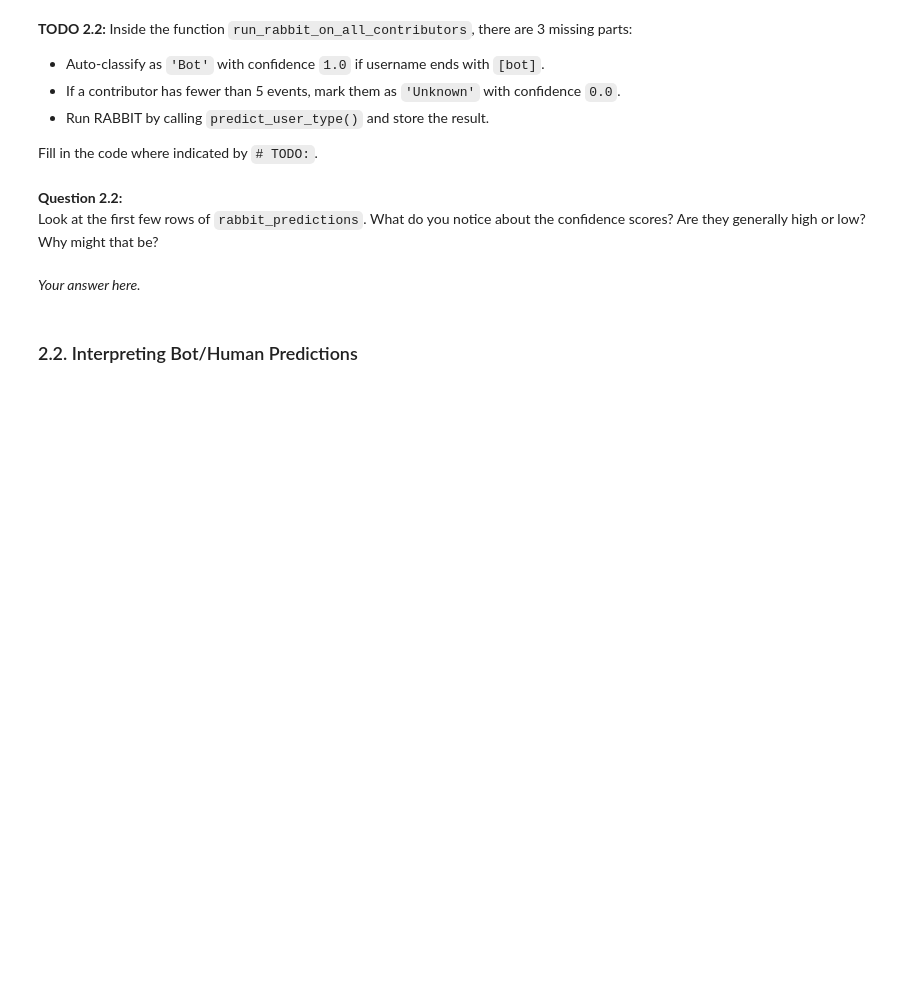
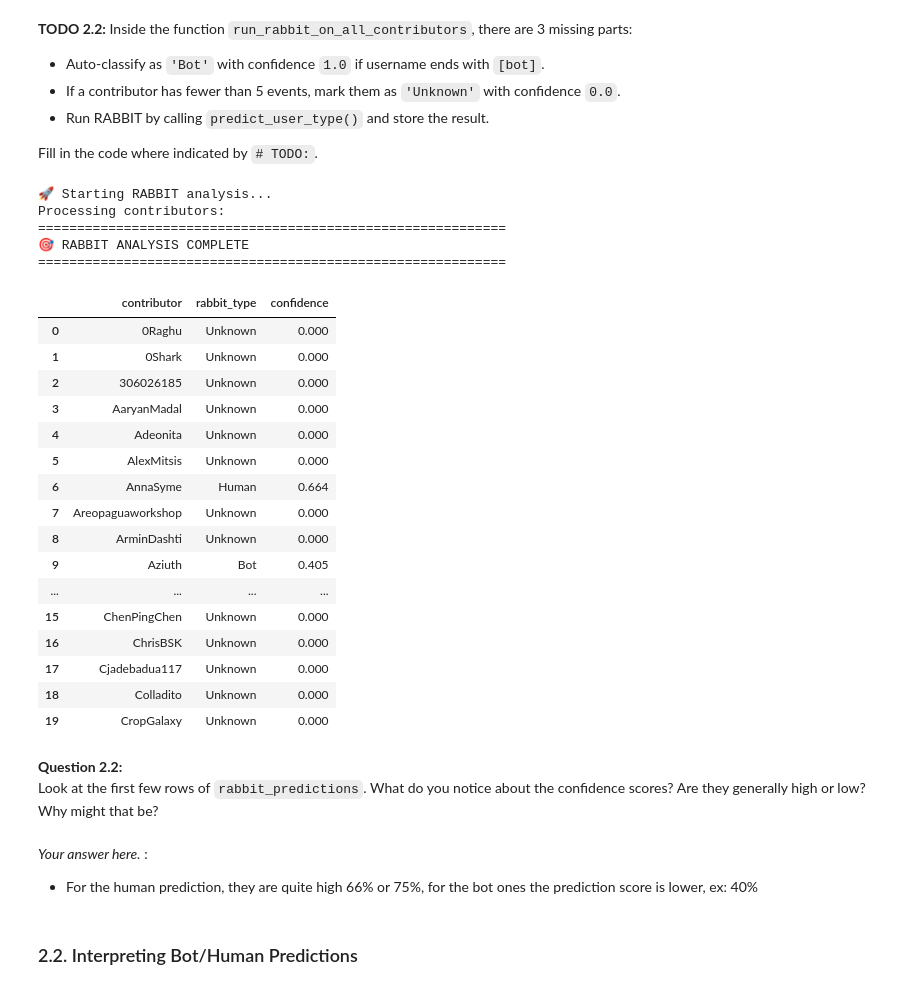
Before and after one commit to SnYco55/Software-Evolution-Practical-Bots-TP, a Jupyter notebook: Bots-Template.ipynb, the cells around one changed output. Saved outputs shown, nothing was run; the diff lists cells and outputs as text; code cells hidden in the pictures; blank space fills up the shorter version.

```diff
--- a/Bots-Template.ipynb
+++ b/Bots-Template.ipynb
@@ -625,45 +625,85 @@ def run_rabbit_on_all_contributors():
         if contributor.endswith('[bot]'):
             # TODO: Append Bot result with confidence 1.0 and continue
             # Your code here...
-
+            results.append({
+                'contributor': contributor,
+                'rabbit_type': 'Bot',
+                'confidence': 1.0
+            })
             continue
 
         # Load events
         events = load_contributor_events(contributor)
 
         if len(events) < 5:
             # TODO: Append Unknown result with confidence 0.0 and continue
             # Your code here...
 
+            results.append({
+                'contributor': contributor,
+                'rabbit_type': 'Unknown',
+                'confidence': 0.0
+            })
             continue
 
         # Run RABBIT prediction
         try:
             # TODO: Call predict_user_type() and append the result
             # Your code here...
+            result = predict_user_type(contributor, events, predictor)
+
+            results.append({
+                'contributor': result.contributor,
+                'rabbit_type': result.user_type,
+                'confidence': result.confidence
+            })
 
         except Exception as e:
             print(f"\n❌ Error processing {contributor}: {e}")
             results.append({
                 'contributor': contributor,
                 'rabbit_type': 'Error',
                 'confidence': 0.0
             })
 
     return pd.DataFrame(results)
 
 # Run the analysis (this may take a minute or two)
 rabbit_predictions = run_rabbit_on_all_contributors()
 
 print("\n" + "="*60)
 print("🎯 RABBIT ANALYSIS COMPLETE")
 print("="*60)
-display(rabbit_predictions.head(10))
+display(rabbit_predictions.head(20))
+# %% [output]
+🚀 Starting RABBIT analysis...
+Processing contributors:
+============================================================
+🎯 RABBIT ANALYSIS COMPLETE
+============================================================
+|  | contributor | rabbit_type | confidence |
+| 0 | 0Raghu | Unknown | 0.000 |
+| 1 | 0Shark | Unknown | 0.000 |
+| 2 | 306026185 | Unknown | 0.000 |
+| 3 | AaryanMadal | Unknown | 0.000 |
+| 4 | Adeonita | Unknown | 0.000 |
+| 5 | AlexMitsis | Unknown | 0.000 |
+| 6 | AnnaSyme | Human | 0.664 |
+| 7 | Areopaguaworkshop | Unknown | 0.000 |
+| 8 | ArminDashti | Unknown | 0.000 |
+| 9 | Aziuth | Bot | 0.405 |
+| ... | ... | ... | ... |
+| 15 | ChenPingChen | Unknown | 0.000 |
+| 16 | ChrisBSK | Unknown | 0.000 |
+| 17 | Cjadebadua117 | Unknown | 0.000 |
+| 18 | Colladito | Unknown | 0.000 |
+| 19 | CropGalaxy | Unknown | 0.000 |
 # %% [markdown]
 **Question 2.2:**
 Look at the first few rows of `rabbit_predictions`. What do you notice about the confidence scores? Are they generally high or low? Why might that be?
 # %% [markdown]
-*Your answer here.*
+*Your answer here.* :
+- For the human prediction, they are quite high 66% or 75%, for the bot ones the prediction score is lower, ex: 40%
 # %% [markdown]
 ### 2.2. Interpreting Bot/Human Predictions
 # %% [markdown]
```
Also changed, not shown: parts of 11 cells of this notebook, 1 other file.
